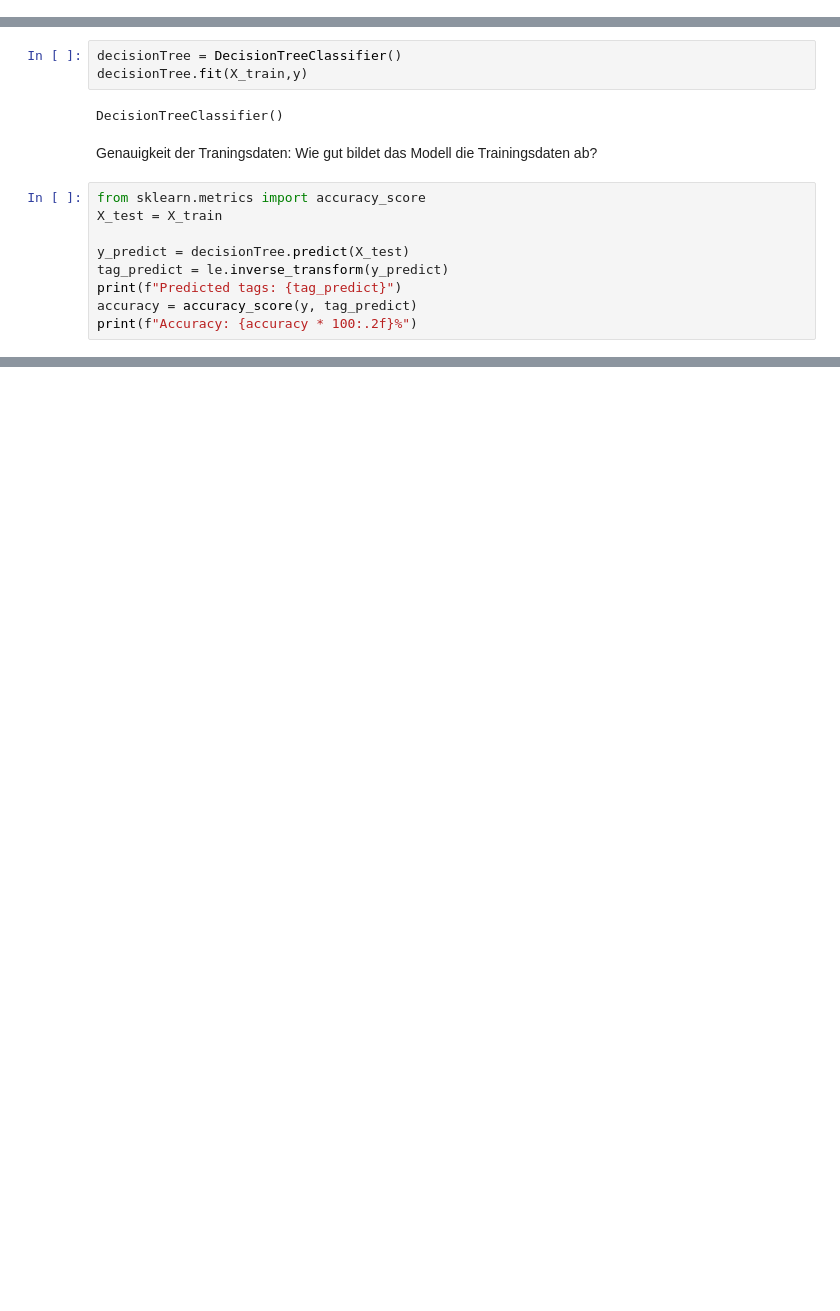
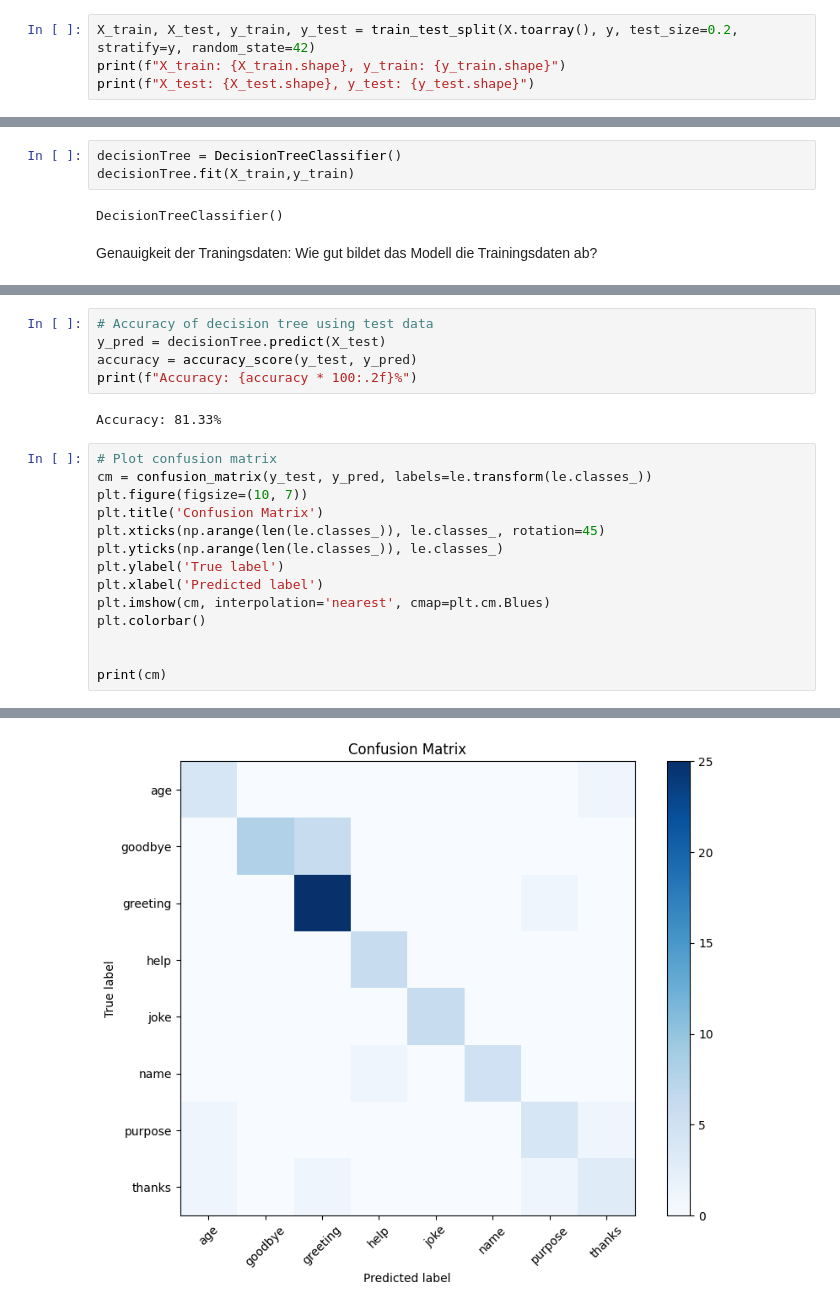
Before and after one commit to awweber/chatbot, a Jupyter notebook: chatbot_DTF.ipynb, the cells around one changed output, grey strips where cells are left out. Cells and saved outputs as stored; diff of their text form; blank space fills up the shorter version.

Commit message:
Update IO transfomer,  training on larger training dataset, accuracy using test dataset, save model and IO transformers in separate subfolder

```diff
--- a/chatbot_DTF.ipynb
+++ b/chatbot_DTF.ipynb
@@ -140,0 +144,4 @@ Labels: [1 1 1 1 1 1 1 1 1 1 1 1 1 1 1 1 1 1 1 1 1 1 1 1 1 1 1 1 1 1 0 0 0 0 0 0
+# %%
+X_train, X_test, y_train, y_test = train_test_split(X.toarray(), y, test_size=0.2, stratify=y, random_state=42)
+print(f"X_train: {X_train.shape}, y_train: {y_train.shape}")
+print(f"X_test: {X_test.shape}, y_test: {y_test.shape}")
@@ -142,17 +152,8 @@ Labels: [1 1 1 1 1 1 1 1 1 1 1 1 1 1 1 1 1 1 1 1 1 1 1 1 1 1 1 1 1 1 0 0 0 0 0 0
 Model training:
 # %%
 decisionTree = DecisionTreeClassifier()
-decisionTree.fit(X_train,y)
+decisionTree.fit(X_train,y_train)
 # %% [output]
 DecisionTreeClassifier()
 # %% [markdown]
 Genauigkeit der Traningsdaten: Wie gut bildet das Modell die Trainingsdaten ab?
-# %%
-from sklearn.metrics import accuracy_score
-X_test = X_train
-
-y_predict = decisionTree.predict(X_test)
-tag_predict = le.inverse_transform(y_predict)
-print(f"Predicted tags: {tag_predict}")
-accuracy = accuracy_score(y, tag_predict)
-print(f"Accuracy: {accuracy * 100:.2f}%")
@@ -193,0 +160,22 @@ Anwendung:
+# %%
+# Accuracy of decision tree using test data
+y_pred = decisionTree.predict(X_test)
+accuracy = accuracy_score(y_test, y_pred)
+print(f"Accuracy: {accuracy * 100:.2f}%")
+# %% [output]
+Accuracy: 81.33%
+# %%
+# Plot confusion matrix
+cm = confusion_matrix(y_test, y_pred, labels=le.transform(le.classes_))
+plt.figure(figsize=(10, 7))
+plt.title('Confusion Matrix')
+plt.xticks(np.arange(len(le.classes_)), le.classes_, rotation=45)
+plt.yticks(np.arange(len(le.classes_)), le.classes_)
+plt.ylabel('True label')
+plt.xlabel('Predicted label')
+plt.imshow(cm, interpolation='nearest', cmap=plt.cm.Blues)
+plt.colorbar()
+
+
+print(cm)
+# %% [output]
@@ -193,0 +190 @@ Anwendung:
+[figure, added]
```
Also changed, not shown: parts of 17 cells of this notebook.
